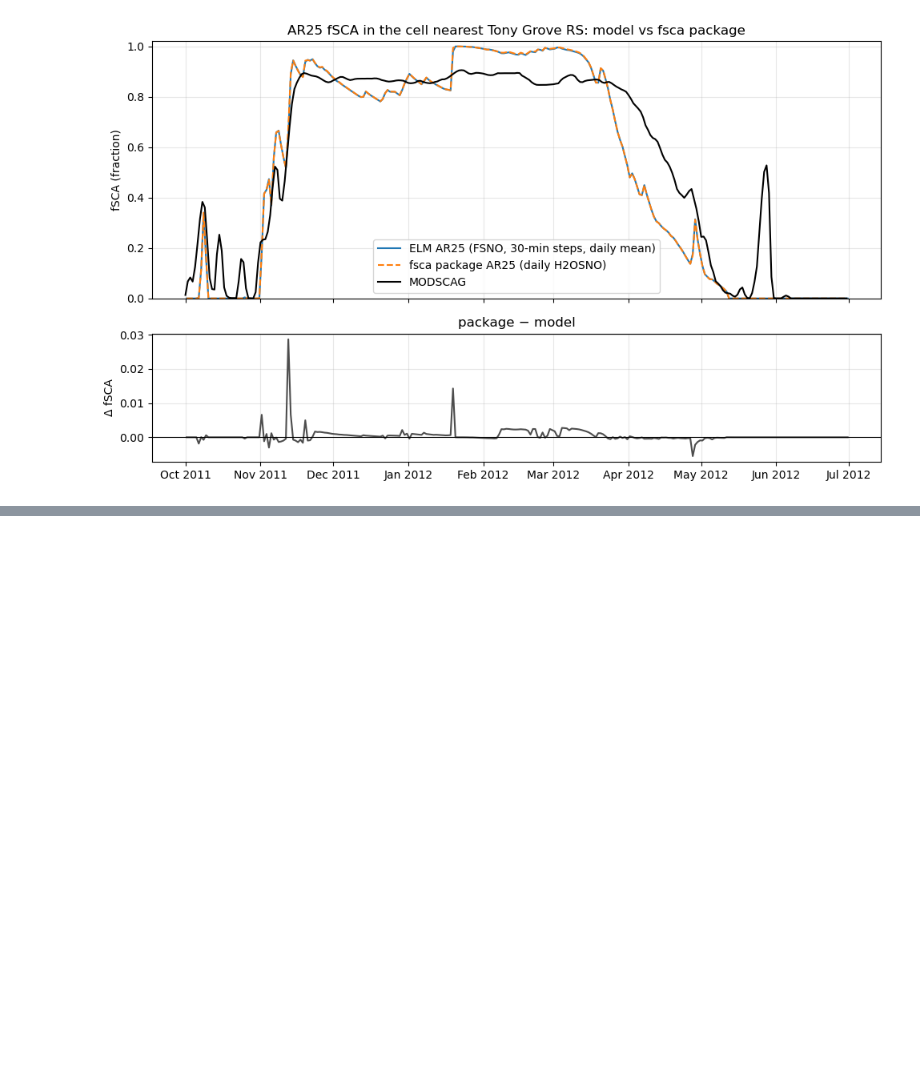
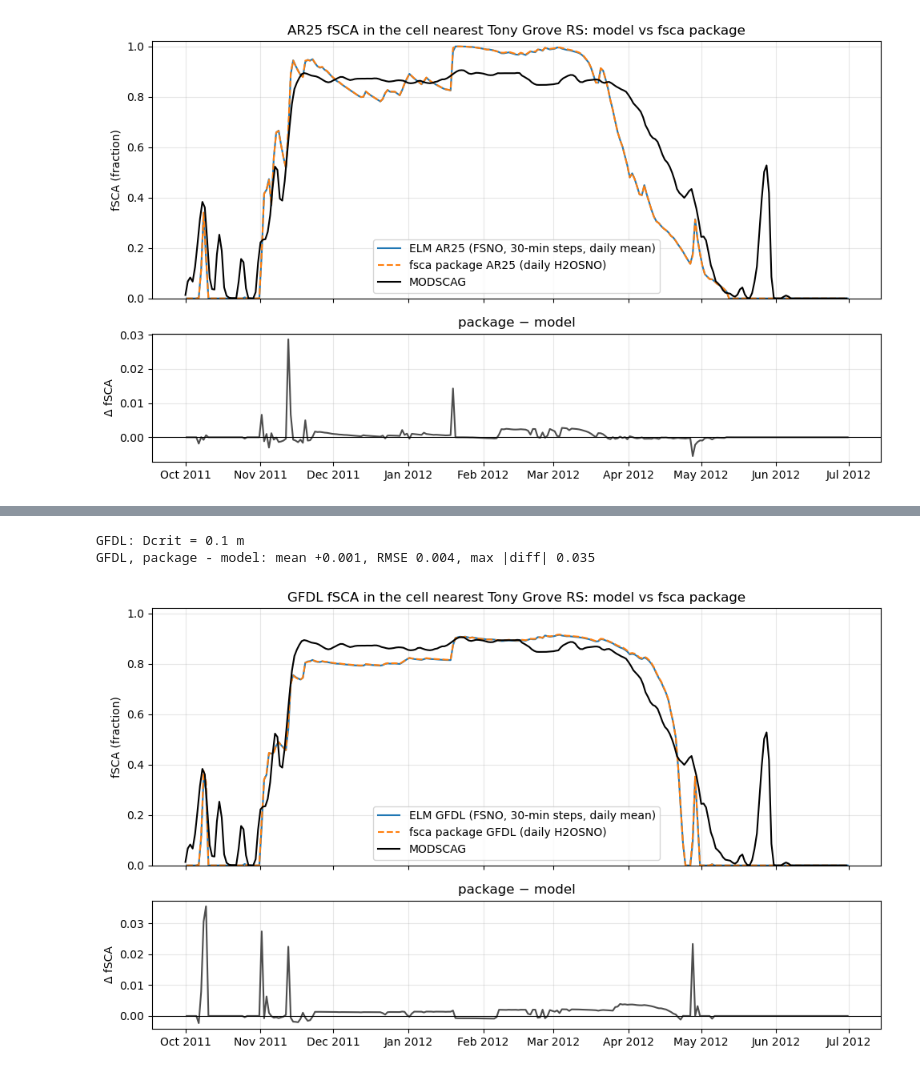
Before and after one commit to chrisrycx/E3SM_run_scripts, a Jupyter notebook: analysis/TG_NLDAS2_WY2012_fsca_sweep.ipynb, the cells around one changed output, grey strips where cells are left out. Saved outputs shown, nothing was run; the diff lists cells and outputs as text; code cells hidden in the pictures; blank space fills up the shorter version.

```diff
--- a/analysis/TG_NLDAS2_WY2012_fsca_sweep.ipynb
+++ b/analysis/TG_NLDAS2_WY2012_fsca_sweep.ipynb
@@ -379,0 +401,8 @@ AR25, package - model: mean +0.000, RMSE 0.002, max |diff| 0.029
+# %%
+gfdl = fSCA_gfdl()   # Dcrit = 0.1 m, same as gfdl_dcrit in ELM
+print(f"GFDL: Dcrit = {gfdl.Dcrit} m")
+plot_pkg_vs_model(*run_daily(gfdl, "GFDL"), "GFDL")
+# %% [output]
+GFDL: Dcrit = 0.1 m
+GFDL, package - model: mean +0.001, RMSE 0.004, max |diff| 0.035
+[figure, added]
```
Also changed, not shown: parts of 8 cells of this notebook.
